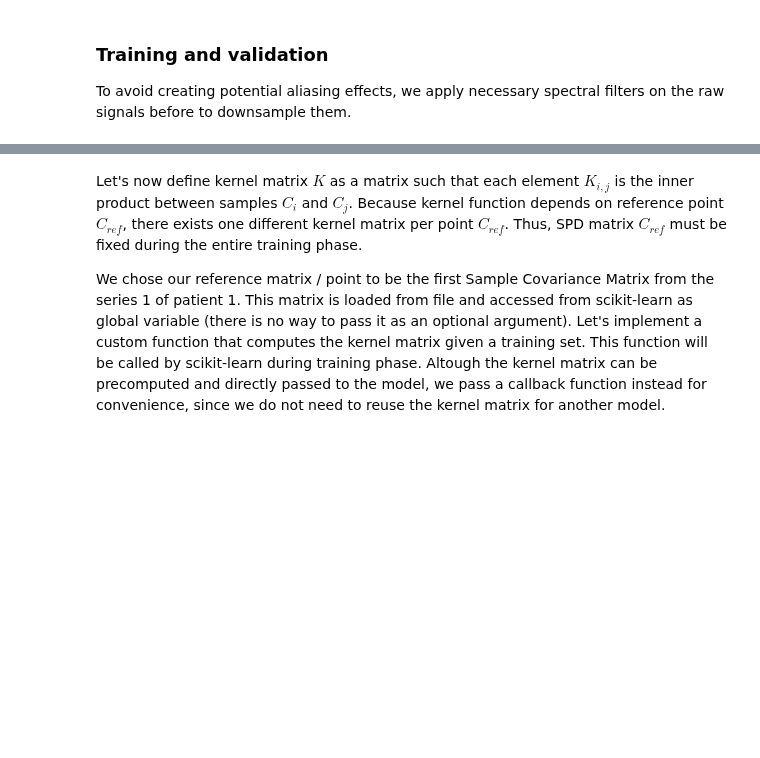
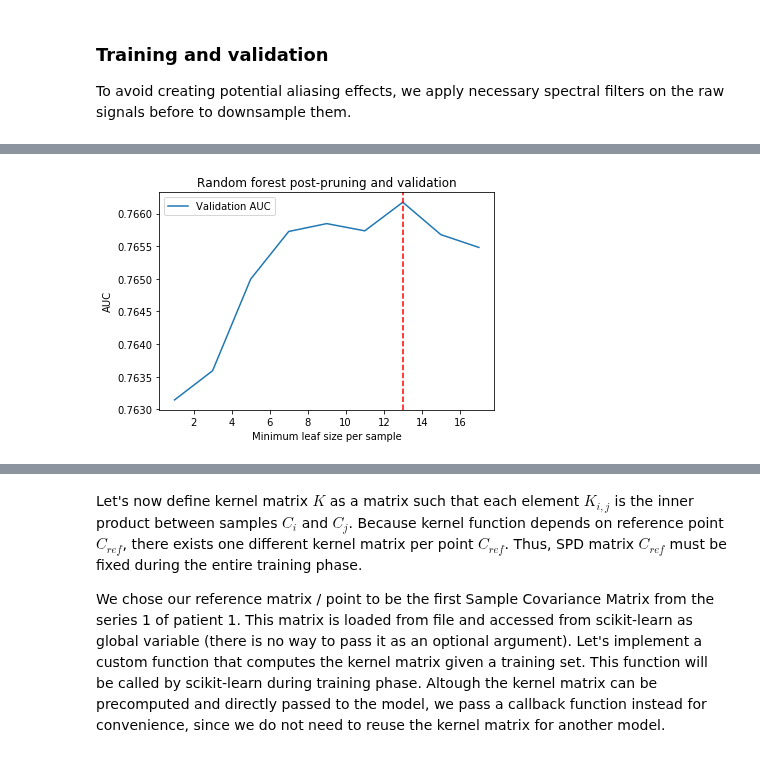
Before and after one commit to cedricsimar/Hand-Motions-Classification, a Jupyter notebook: main.ipynb, the cells around one changed output, grey strips where cells are left out. Drawn from its saved outputs; the diff is of its cells as text; code cells hidden in the pictures; blank space fills up the shorter version.

```diff
--- a/main.ipynb
+++ b/main.ipynb
@@ -515,13 +549,15 @@ X_train_downsampled, y_train_downsampled = X_train[::subsample], y_train[::subsa
 # %%
-# Training
+# Subsample the training set
+subsample = 1000
+X_train_downsampled, y_train_downsampled = balanced_subsampling(X_train, y_train, 1000)
 
-rf = RandomForestClassifier(n_estimators=200, max_depth=15, criterion="entropy", oob_score=True)
+# Train the model
+rf = RandomForestClassifier(n_estimators=60, max_depth=15, criterion="entropy", oob_score=True)
 print("Training model.. ", end='')
 rf.fit(X_train_downsampled, y_train_downsampled[:, EVENT_OF_INTEREST])
 print("done.")
 
 # Predict and compute out-of-bag error
-
 scores = rf.predict_proba(X_val)
 oob_error = 1. - rf.oob_score_
 
@@ -560,0 +582,72 @@ for leaf_size in [3, 4, 5, 6]:
+# %%
+@numba.jit("void(i8[:], i8[:], i8[:], i8)")
+def tree_post_pruning(n_node_samples, children_left, children_right, min_samples_leaf):
+    """ Apply post-pruning algorithm on decision tree
+
+    Args:
+        n_node_samples (np.ndarray):
+            Number of samples per leaf (array index is the leaf index).
+            Value is -1 for internal nodes.
+        children_left (np.ndarray):
+            Index of the left child (array index is the index of current node).
+            Value is -1 for leaves (leaves have no children).
+        children_right (np.ndarray):
+            Index of the right child (array index is the index of current node).
+            Value is -1 for leaves (leaves have no children).
+        min_samples_leaf (int):
+            Minimum number of samples per leaf
+    """
+    LEAF_NODE = -1
+    for i in range(n_node_samples.shape[0]):
+        n_samples = n_node_samples[i]
+        # If number of samples in curent node exceeds threshold,
+        # cut the tree at current node
+        if n_samples < min_samples_leaf:
+            children_left[i] = LEAF_NODE
+            children_right[i] = LEAF_NODE
+
+def post_pruning(forest, min_samples_leaf=1):
+    """ Apply post-pruning algorithm on random forest
+
+    Args:
+        forest (RandomForestClassifier):
+            Forest to be pruned
+        min_samples_leaf (int):
+            Minimum number of samples per leaf
+    """
+    forest = deepcopy(forest) # Avoid pruning the original classifier
+    for tree in forest.estimators_: # For each tree
+        # Explore the tree only if the tree has not been regularized
+        if tree.min_samples_leaf < min_samples_leaf:
+            tree.min_samples_leaf = min_samples_leaf
+            # Apply post-pruning on one tree
+            tree_post_pruning(
+                tree.tree_.n_node_samples,
+                tree.tree_.children_left,
+                tree.tree_.children_right,
+                min_samples_leaf)
+    return forest
+
+# Apply post-pruning algorithm with different min_samples_fea values
+# and store AUC scores for both training set and validation set
+leaf_sizes = np.arange(1, 19, 2)
+train_auc, val_auc = list(), list()
+for leaf_size in leaf_sizes:
+    pruned_rf = post_pruning(rf, min_samples_leaf=leaf_size)
+    train_scores = pruned_rf.predict_proba(X_train)
+    val_scores = pruned_rf.predict_proba(X_val)
+    train_auc.append(roc_auc_score(y_train[:, EVENT_OF_INTEREST], train_scores[:, 1]))
+    val_auc.append(roc_auc_score(y_val[:, EVENT_OF_INTEREST], val_scores[:, 1]))
+    print("Min samples leaf: %s - Validation ROC AUC score: %f" % (str(leaf_size).ljust(3), val_auc[-1]))
+
+# Plot AUC as a function of min_samples_leaf, and show
+# best value for min_samples_leaf
+#plt.plot(leaf_sizes, train_auc, label="Train AUC")
+plt.plot(leaf_sizes, val_auc, label="Validation AUC")
+plt.title("Random forest post-pruning and validation")
+plt.xlabel("Minimum leaf size per sample")
+plt.ylabel("AUC")
+plt.axvline(x=leaf_sizes[np.argmax(val_auc)], c='red', linestyle='dashed')
+plt.legend()
+plt.show()
+# %% [output]
@@ -561,3 +663,4 @@ for leaf_size in [3, 4, 5, 6]:
+[figure, added]
 # %% [markdown]
 ## Riemannian Geometry approach <a class="anchor" id="riemann"></a>
 ### Riemannian-based kernel <a class="anchor" id="kernel-trick"></a>
```
Also changed, not shown: parts of 16 cells of this notebook.
